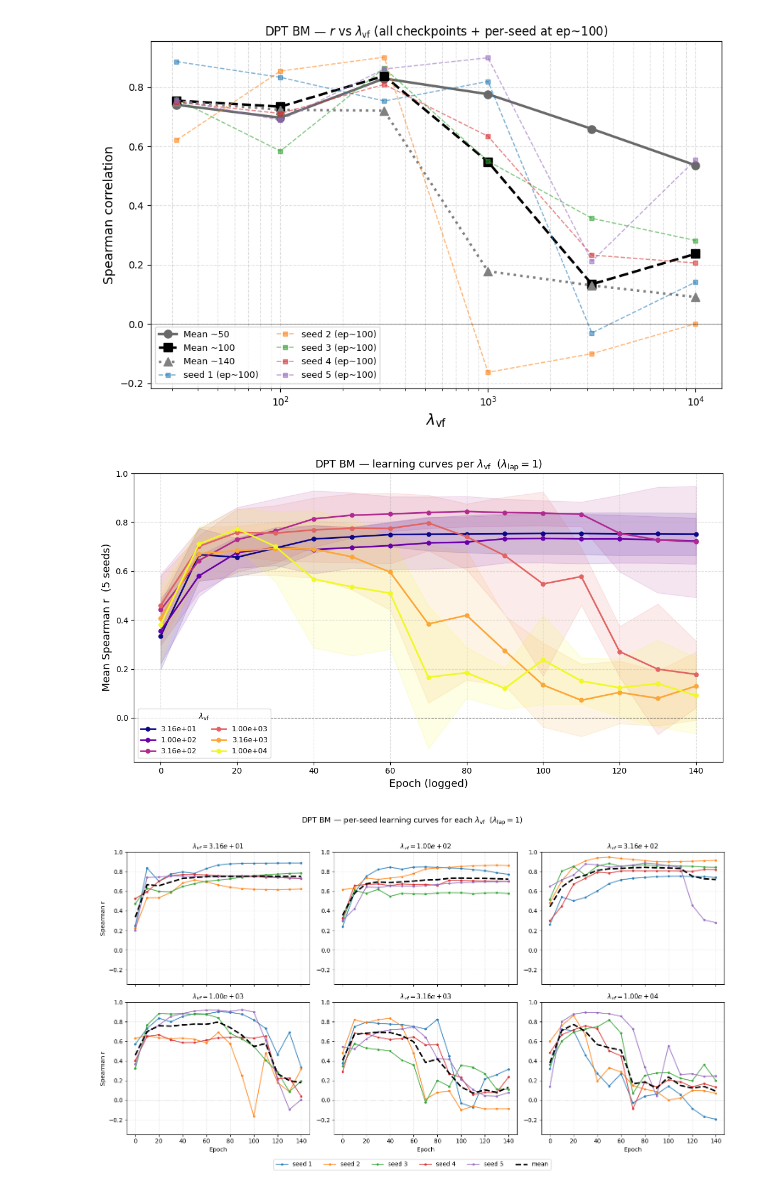
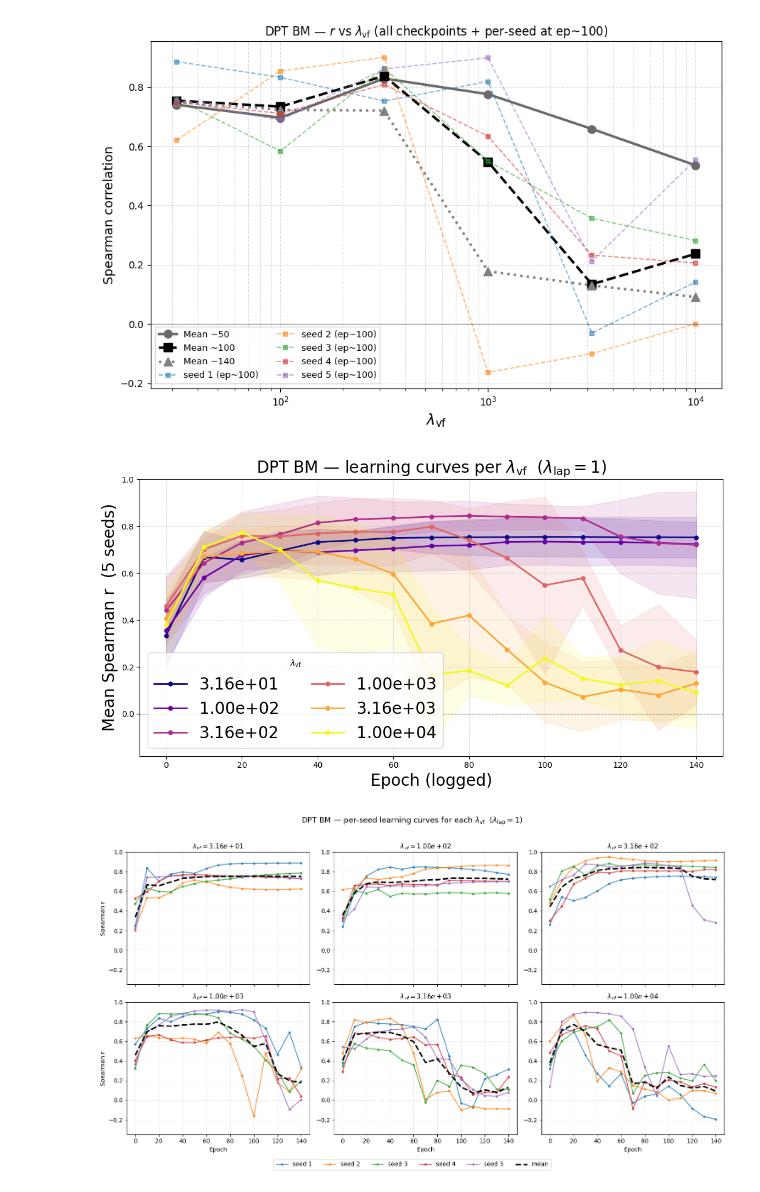
Before and after one commit to AbhiSundaram01/TraVeLer, a Jupyter notebook: model_evaluation_work/dpt_bone_marrow/sw_plotting.ipynb, the cells around one changed output. Cells and saved outputs as stored; diff of their text form; code cells hidden in the pictures.

```diff
--- a/model_evaluation_work/dpt_bone_marrow/sw_plotting.ipynb
+++ b/model_evaluation_work/dpt_bone_marrow/sw_plotting.ipynb
@@ -177,0 +178,37 @@ plt.show()
+# %%
+fig, axes = plt.subplots(1, 3, figsize=(18, 5), sharey=False)
+
+checkpoints = [
+    ('~50',  'Epoch ~50',  axes[0]),
+    ('~100', 'Epoch ~100',  axes[1]),
+    ('~140', 'Epoch ~140',  axes[2]),
+]
+
+handles_for_legend = None
+
+for i, (label, title, ax) in enumerate(checkpoints):
+    mu  = summary[label]['mean']
+    sig = summary[label]['std']
+    line, = ax.semilogx(LAMBDA_VFS, mu, marker='o', linewidth=2.5, markersize=7, label='mean')
+    band = ax.fill_between(LAMBDA_VFS, mu - sig, mu + sig, alpha=0.2, label='± 1 std (5 seeds)')
+    ax.axhline(0, color='k', linewidth=0.8, linestyle='--')
+    ax.set_xlabel(r'$\lambda_{\mathrm{vf}}$', fontsize=20)
+    ax.set_title(f'DPT BM  ({title})', fontsize=20)
+    ax.grid(True, which='both', linestyle='--', alpha=0.4)
+    ax.tick_params(labelsize=11)
+
+    if i == 0:
+        ax.set_ylabel('Spearman correlation', fontsize=20)
+        handles_for_legend, labels_for_legend = ax.get_legend_handles_labels()
+    else:
+        ax.set_ylabel('')
+
+fig.legend(handles_for_legend, labels_for_legend, fontsize=20,
+           loc='lower center', ncol=2, bbox_to_anchor=(0.5, -0.12))
+
+plt.suptitle(
+    r'Mean Spearman $r$ vs $\lambda_{\mathrm{vf}}$  (5 seeds, $\lambda_{\mathrm{lap}}=1$)',
+    fontsize=20, y=1.02)
+plt.tight_layout()
+plt.savefig('vf_sweep_mean_std.png', dpi=200, bbox_inches='tight')
+plt.show()
@@ -212,36 +251,36 @@ plt.show()
 # %%
 # ---------------------------------------------------------------------------
 # Plot 3: Learning curves (r vs epoch) — mean across 5 seeds per λ_vf
 # ---------------------------------------------------------------------------
 
 epochs_arr = np.array(EPOCHS_LOGGED)
 mean_curves = np.nanmean(all_seeds, axis=0)  # (6, 15)
 std_curves  = np.nanstd(all_seeds, axis=0)
 
 cmap = plt.cm.plasma
 colors = [cmap(i / 5) for i in range(6)]
 
 fig, ax = plt.subplots(figsize=(11, 6))
 for lv_idx in range(6):
     lv_val = LAMBDA_VFS[lv_idx]
     mu = mean_curves[lv_idx]
     sig = std_curves[lv_idx]
     ax.plot(epochs_arr, mu, marker='o', markersize=5, linewidth=2.0,
             color=colors[lv_idx], label=f'{lv_val:.2e}')
     ax.fill_between(epochs_arr, mu - sig, mu + sig, alpha=0.12, color=colors[lv_idx])
 
 ax.axhline(0, color='k', linewidth=0.8, linestyle='--', alpha=0.5)
-ax.set_xlabel('Epoch (logged)', fontsize=13)
-ax.set_ylabel('Mean Spearman r  (5 seeds)', fontsize=13)
-ax.set_title(r'DPT BM — learning curves per $\lambda_{\mathrm{vf}}$  ($\lambda_{\mathrm{lap}}=1$)', fontsize=13)
-ax.legend(title=r'$\lambda_{\mathrm{vf}}$', fontsize=9, ncol=2,
+ax.set_xlabel('Epoch (logged)', fontsize=20)
+ax.set_ylabel('Mean Spearman r  (5 seeds)', fontsize=20)
+ax.set_title(r'DPT BM — learning curves per $\lambda_{\mathrm{vf}}$  ($\lambda_{\mathrm{lap}}=1$)', fontsize=20)
+ax.legend(title=r'$\lambda_{\mathrm{vf}}$', fontsize=20, ncol=2,
           loc='lower left')
 ax.grid(True, linestyle='--', alpha=0.4)
 plt.tight_layout()
 plt.savefig('vf_sweep_learning_curves.png', dpi=200, bbox_inches='tight')
 plt.show()
 # %% [output]
-[figure, old version]
+[figure, new version]
 # %%
 # ---------------------------------------------------------------------------
 # Plot 4: Per-seed learning curves (small multiples) for each λ_vf
```
Also changed, not shown: parts of 2 cells of this notebook, 15 other files.
